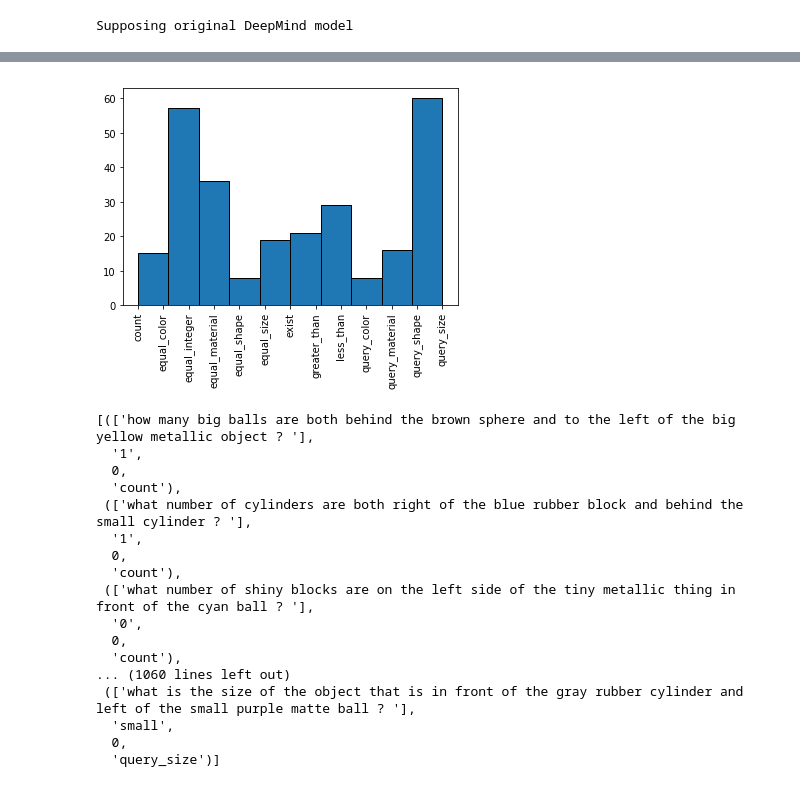
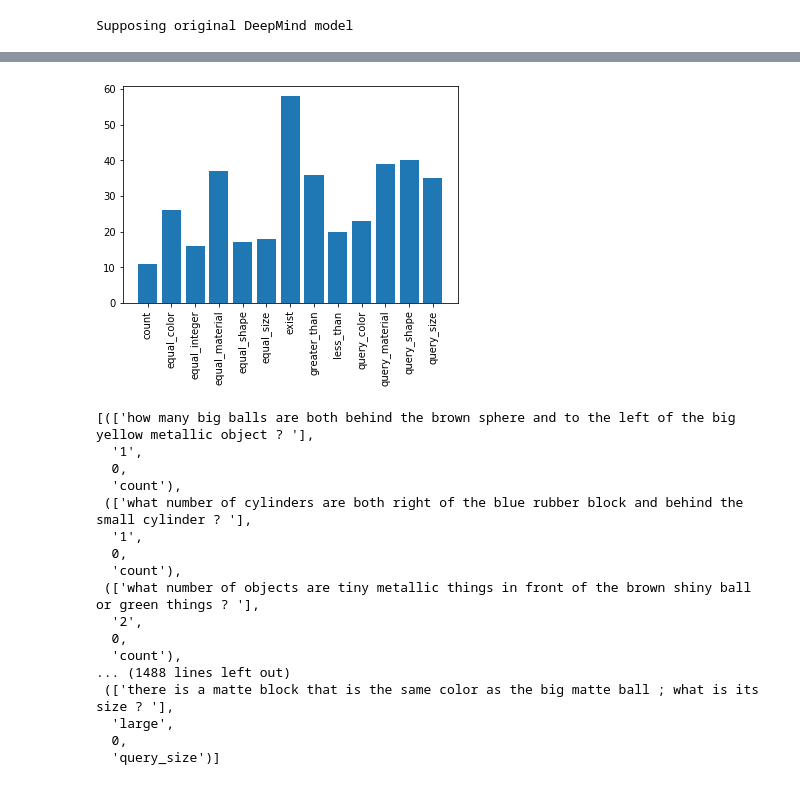
Before and after one commit to fcorencoret/dynamic-rn, a Jupyter notebook: visualizaciones.ipynb, the cells around one changed output, grey strips where cells are left out. Cells and saved outputs as stored; diff of their text form; code cells hidden in the pictures.

```diff
--- a/visualizaciones.ipynb
+++ b/visualizaciones.ipynb
@@ -136,7 +139,7 @@ hyp
 # hyp['lstm_hidden'] = 128
 model = load_model(
     RN(args, hyp),
-    '/home/fcorencoret/RelationNetworks-CLEVR/Norm_L1_0.1_sb_0.5/best_weights.pth',
+    '/home/fcorencoret/RelationNetworks-CLEVR/Only_attn_norm_L1/best_weights.pth',
 #     '/home/rmanterola/repos/dynamic-rn/nRelu_Norm_L1_0.1_sb_0.5/best_weights.pth',
 #     data_parallel=False,
     device_ids=[device],
@@ -154,7 +157,7 @@ res = compute_mid_results(
     selected_ds_per_qtype,
     bsz=128,
     device=device,
-    samples_per_qtype=1,
+    samples_per_qtype=128,
     with_identity=True,
     # with_attention=False,
 )
@@ -257,7 +261,9 @@ for key,value in masks.items():
 # %%
 x_embedded = TSNE(n_components=2, perplexity=50).fit_transform(masks['mha_fc1'])
 # %%
-clusters = KMeans(n_clusters=5, random_state=0).fit_predict(x_embedded)
+n_clusters=5
+km = KMeans(n_clusters=n_clusters, random_state=0).fit(x_embedded)
+clusters = km.predict(x_embedded)
 # clusters = DBSCAN(eps=5, min_samples=3).fit_predict(x_embedded)
 clusters
 # %% [output]
@@ -274,12 +294,14 @@ a = list(zip(questions, answers, clusters, category))
 quest_clusters = []
 for i in range(8):
     quest_clusters.append([x for x in a if x[2]==i])
+# %%
+unique, counts = np.unique(np.array([z[3] for z in quest_clusters[0]]), return_counts=True)
 # %%
-plt.hist([z[3] for z in quest_clusters[0]],ec = 'black')
+plt.bar(unique, counts)
 plt.xticks(rotation='vertical')
 plt.show()
 # %% [output]
-[figure, old version]
+[figure, new version]
 # %%
 quest_clusters[0]
 # %% [output]
@@ -291,13 +313,13 @@ quest_clusters[0]
   '1',
   0,
   'count'),
- (['what number of shiny blocks are on the left side of the tiny metallic thing in front of the cyan ball ? '],
-  '0',
+ (['what number of objects are tiny metallic things in front of the brown shiny ball or green things ? '],
+  '2',
   0,
   'count'),
-... (1060 lines left out)
- (['what is the size of the object that is in front of the gray rubber cylinder and left of the small purple matte ball ? '],
-  'small',
+... (1488 lines left out)
+ (['there is a matte block that is the same color as the big matte ball ; what is its size ? '],
+  'large',
   0,
   'query_size')]
 # %%
```
Also changed, not shown: parts of 21 cells of this notebook.
